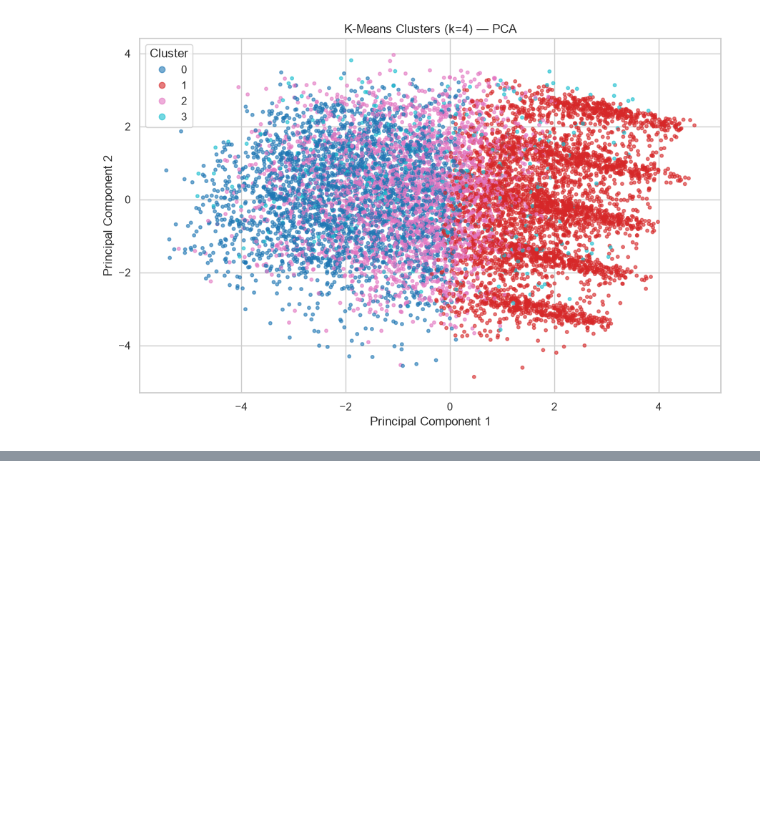
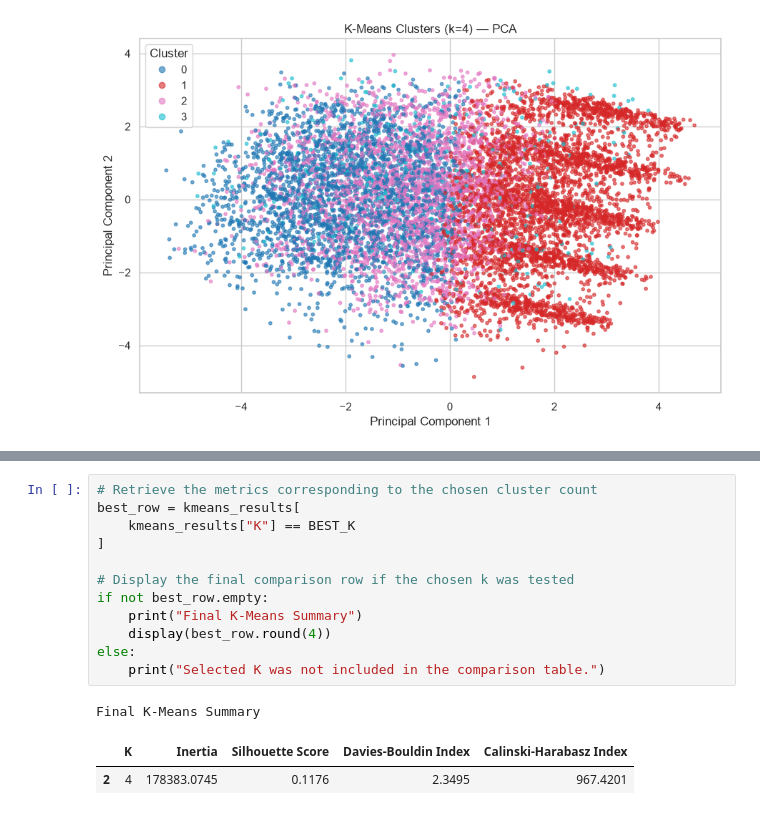
Before and after one commit to Meghana-PV/ml_caseStudy, a Jupyter notebook: notebooks/clustering.ipynb, the cells around one changed output, grey strips where cells are left out. Saved outputs shown, nothing was run; the diff lists cells and outputs as text; blank space fills up the shorter version.

```diff
--- a/notebooks/clustering.ipynb
+++ b/notebooks/clustering.ipynb
@@ -505,0 +541,16 @@ plt.show()
+# %%
+# Retrieve the metrics corresponding to the chosen cluster count
+best_row = kmeans_results[
+    kmeans_results["K"] == BEST_K
+]
+
+# Display the final comparison row if the chosen k was tested
+if not best_row.empty:
+    print("Final K-Means Summary")
+    display(best_row.round(4))
+else:
+    print("Selected K was not included in the comparison table.")
+# %% [output]
+Final K-Means Summary
+|  | K | Inertia | Silhouette Score | Davies-Bouldin Index | Calinski-Harabasz Index |
+| 2 | 4 | 178383.0745 | 0.1176 | 2.3495 | 967.4201 |
```
Also changed, not shown: parts of 1 cell of this notebook.
